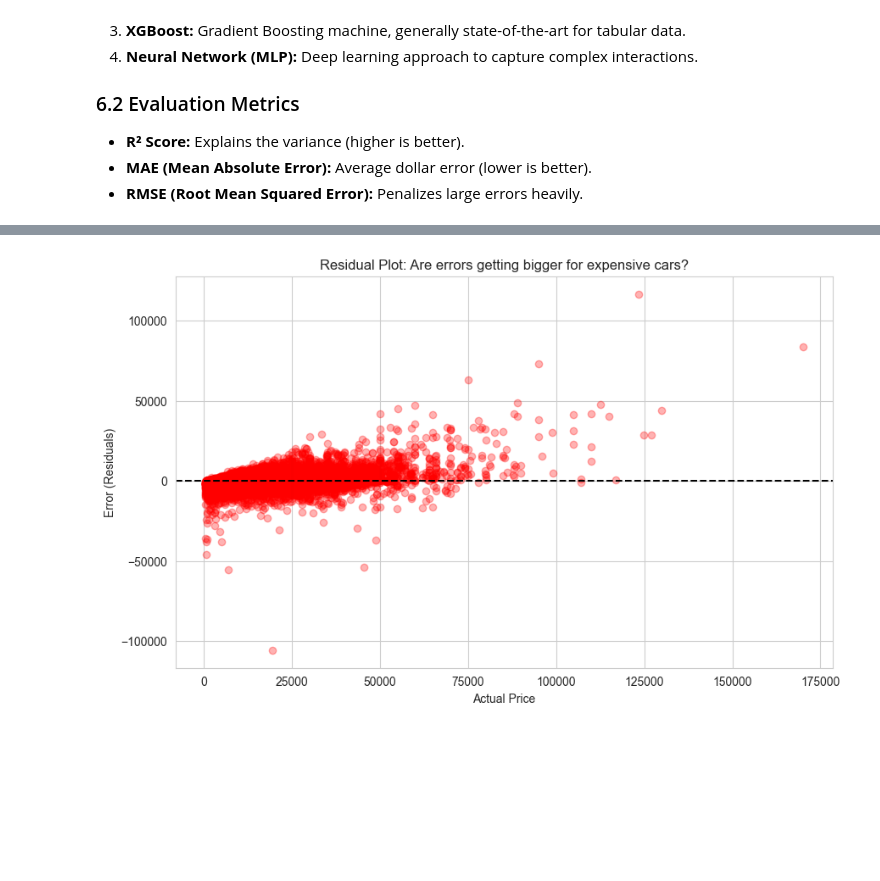
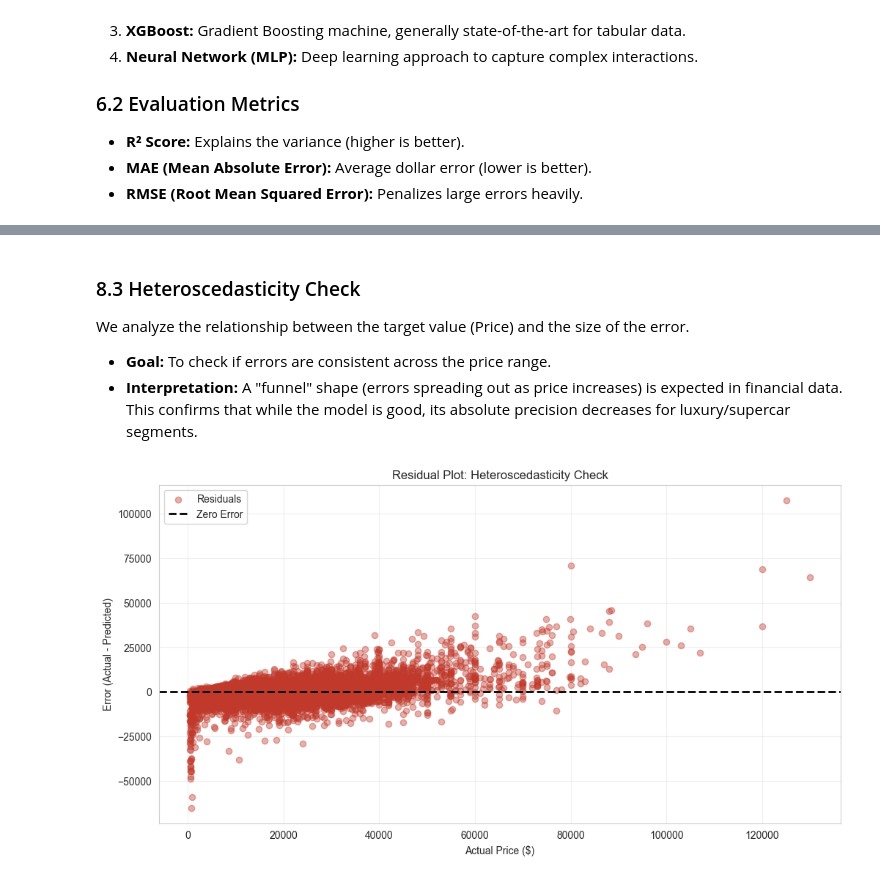
Before and after one commit to WojciechHrycenko/MachineLearning2, a Jupyter notebook: Regression - Used Cars/regression_user_cars.ipynb, the cells around one changed output, grey strips where cells are left out. Cells and saved outputs as stored; diff of their text form; code cells hidden in the pictures; blank space fills up the shorter version.

```diff
--- a/Regression - Used Cars/regression_user_cars.ipynb
+++ b/Regression - Used Cars/regression_user_cars.ipynb
@@ -598 +556,3 @@ We implement advanced feature extraction to capture non-linear relationships and
+# %%
+random_subset = df_final_clean.sample(n=50000)
 # %%
@@ -1414,6 +823,4 @@ R2:   0.9002
 # %%
-from xgboost import XGBRegressor
-
 # 1. Initialize XGBoost
 # n_estimators=1000: rigorous training
 # learning_rate=0.05: slow learning prevents overfitting
@@ -1427,10 +834,10 @@ xgb_model = XGBRegressor(
 )
 
 # 2. Train
-xgb_model.fit(X_train_scaled, y_train)
+xgb_model.fit(X_train, y_train)
 
 # 3. Predict
-y_pred_xgb = xgb_model.predict(X_test_scaled)
+y_pred_xgb = xgb_model.predict(X_test)
 
 # 4. Evaluate
 mae_xgb = mean_absolute_error(y_test, y_pred_xgb)
@@ -1459,6 +866,4 @@ R2:   0.8852
 # %%
-from sklearn.neural_network import MLPRegressor
-
 # 1. Initialize Neural Network (MLP)
 # hidden_layer_sizes=(100, 50): Two layers with 100 and 50 neurons
 # max_iter=500: Give it enough time to converge
@@ -1474,10 +879,10 @@ nn_model = MLPRegressor(
 
 # 2. Train
 print("Training Neural Network... (this might take a moment)")
-nn_model.fit(X_train_scaled, y_train)
+nn_model.fit(X_train, y_train)
 
 # 3. Predict
-y_pred_nn = nn_model.predict(X_test_scaled)
+y_pred_nn = nn_model.predict(X_test)
 
 # 4. Evaluate
 mae_nn = mean_absolute_error(y_test, y_pred_nn)
@@ -1667,16 +1131,26 @@ Understanding where the model fails is crucial for improvement. We will analyze
+# %% [markdown]
+### 8.3 Heteroscedasticity Check
+We analyze the relationship between the target value (Price) and the size of the error.
+* **Goal:** To check if errors are consistent across the price range.
+* **Interpretation:** A "funnel" shape (errors spreading out as price increases) is expected in financial data. This confirms that while the model is good, its absolute precision decreases for luxury/supercar segments.
 # %%
-import matplotlib.pyplot as plt
-import numpy as np
+# --- MODULE 8.3: HETEROSCEDASTICITY PLOT ---
 
-# Calculate residuals (Difference between actual and predicted)
-residuals = y_test - y_pred_vote
+residuals = y_test - y_pred_final
 
-plt.figure(figsize=(10, 6))
-plt.scatter(y_test, residuals, alpha=0.3, color='red')
-plt.axhline(y=0, color='black', linestyle='--')
-plt.xlabel('Actual Price')
-plt.ylabel('Error (Residuals)')
-plt.title('Residual Plot: Are errors getting bigger for expensive cars?')
+plt.figure(figsize=(12, 6))
+
+# Scatter plot
+plt.scatter(y_test, residuals, alpha=0.4, color='#c0392b', label='Residuals')
+
+# Zero line (Perfect prediction)
+plt.axhline(y=0, color='black', linestyle='--', linewidth=2, label='Zero Error')
+
+plt.xlabel('Actual Price ($)')
+plt.ylabel('Error (Actual - Predicted)')
+plt.title('Residual Plot: Heteroscedasticity Check')
+plt.legend()
+plt.grid(True, alpha=0.3)
 plt.show()
 # %% [output]
-[figure, old version]
+[figure, new version]
```
Also changed, not shown: parts of 81 cells of this notebook, 1 other file.
